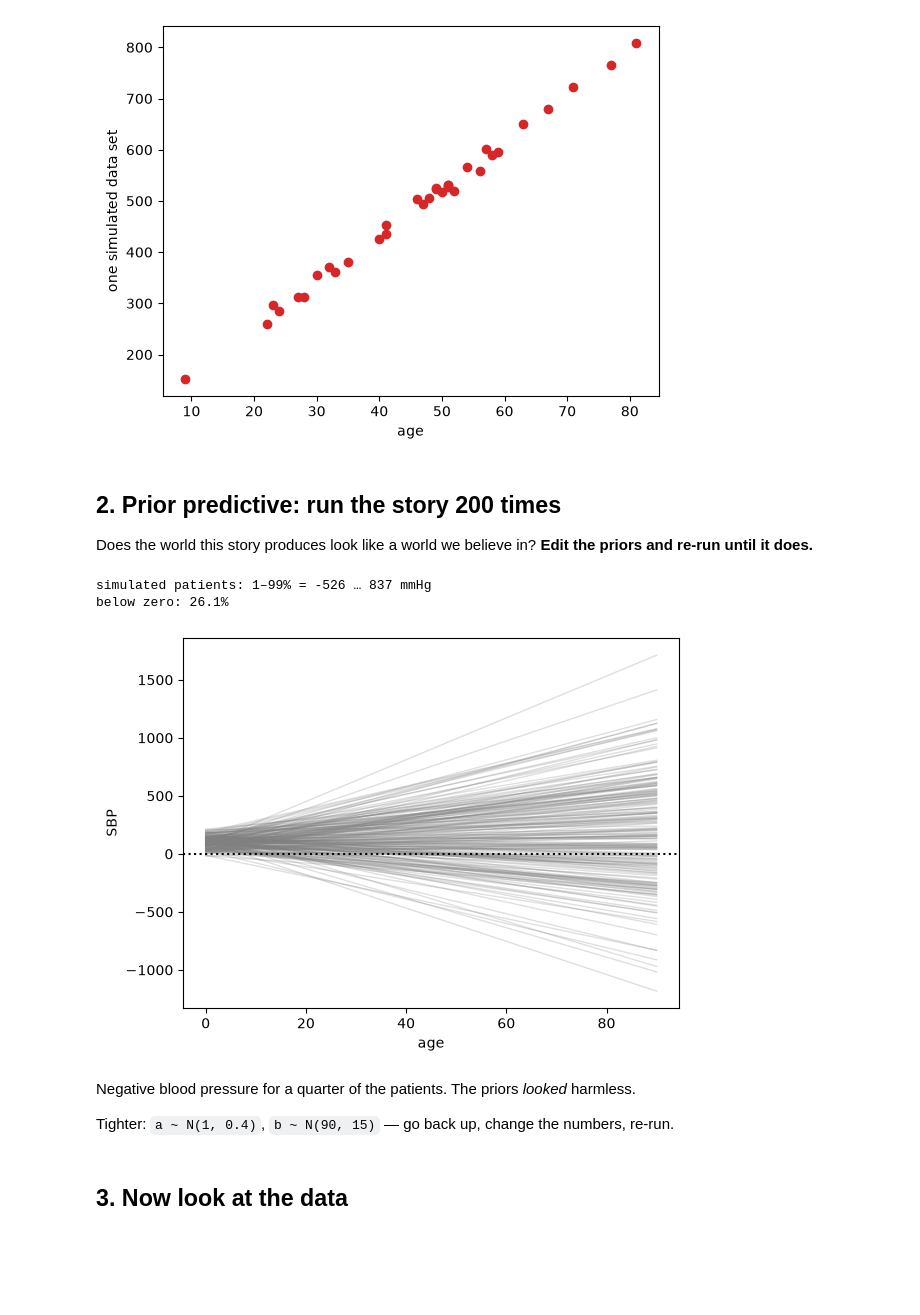
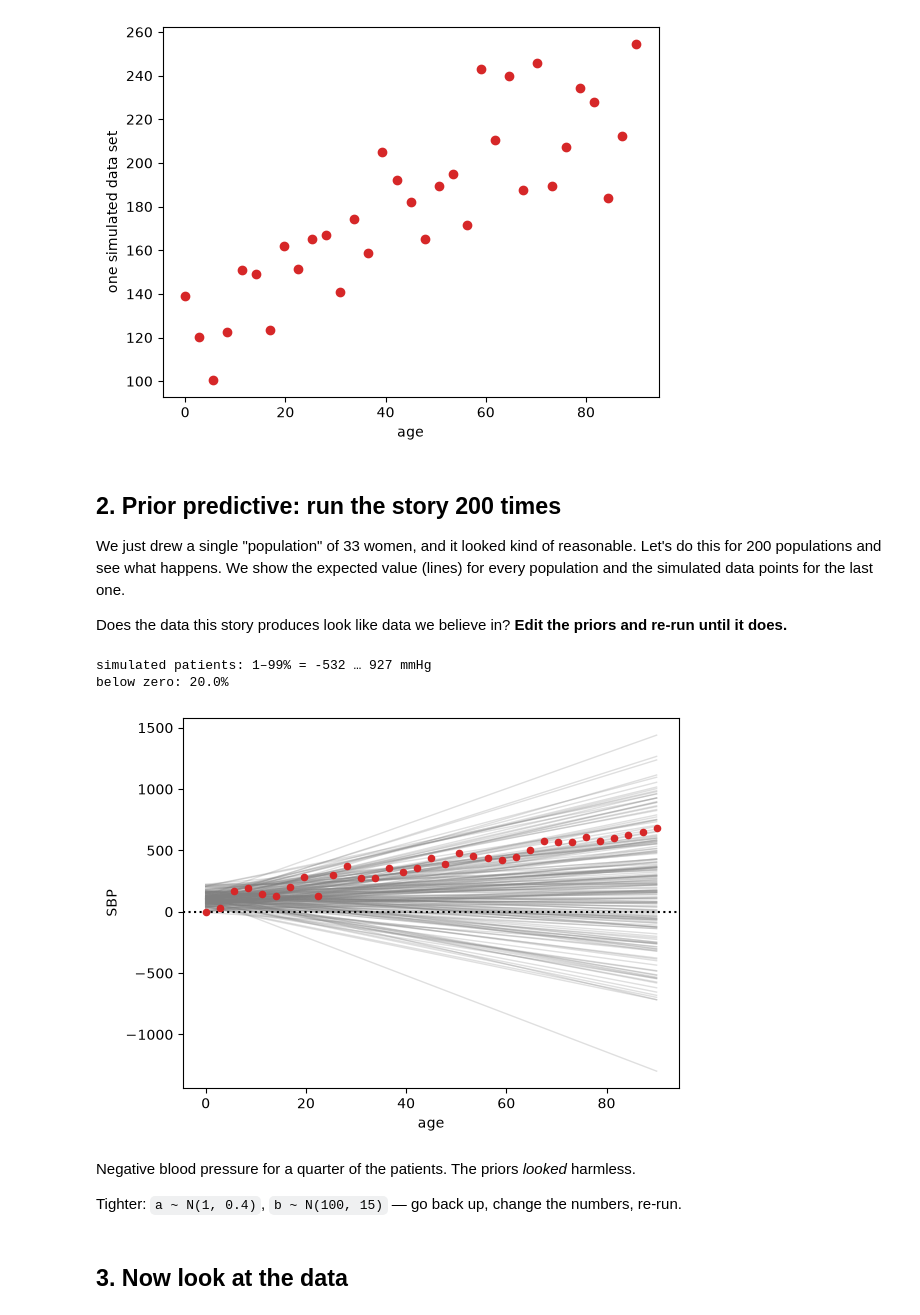
Before and after one commit to oduerr/talks, a Jupyter notebook: src/slidev/2026_bayes_tidit/bayes_workflow.ipynb, the cells around one changed output. Saved outputs shown, nothing was run; the diff lists cells and outputs as text; code cells hidden in the pictures; blank space fills up the shorter version.

```diff
--- a/src/slidev/2026_bayes_tidit/bayes_workflow.ipynb
+++ b/src/slidev/2026_bayes_tidit/bayes_workflow.ipynb
@@ -9,11 +8,4 @@ We will not look at the blood pressures until step 3.
 import numpy as np
 import matplotlib.pyplot as plt
 np.random.seed(1)
-
-age = np.array([22, 41, 52, 23, 41, 54, 24, 46, 56, 27, 47, 57, 28, 48, 58, 9, 49, 59, 30, 49, 63,
-                32, 50, 67, 33, 51, 71, 35, 51, 77, 40, 51, 81])
-sbp = np.array([131, 139, 128, 128, 171, 105, 116, 137, 145, 106, 111, 141, 114, 115, 153, 123, 133,
-                157, 117, 128, 155, 122, 183, 176, 99, 130, 172, 121, 133, 178, 147, 144, 217])  # <- do not look yet
-xg = np.linspace(0, 90, 50)   # ages, for drawing lines
-
-print(len(age), "women, ages", age.min(), "to", age.max())
+xg = np.linspace(0, 90, 33)   # ages (later we will use the actual ages)
@@ -26,40 +16,46 @@ Four lines of numpy. Every number is a belief, written down *before* looking at
 # %%
+np.random.seed(4)
 a     = np.random.normal(1, 5)          # SBP rises with age — how fast? not sure
 b     = np.random.normal(100, 50)       # a newborn already has some blood pressure
-sigma = abs(np.random.normal(0, 20))    # there is spread  (numpy has no half-normal)
+sigma = abs(np.random.normal(0, 20))    # there is spread +-20 mmHg (numpy has no half-normal)
 
-sbp_sim = np.random.normal(b + a*age, sigma)
+sbp_sim = np.random.normal(b + a*xg, sigma)
 
-plt.scatter(age, sbp_sim, color="C3")
+plt.scatter(xg, sbp_sim, color="C3")
 plt.xlabel("age"); plt.ylabel("one simulated data set");
 # %% [output]
-[figure, old version]
+[figure, new version]
 # %% [markdown]
 ## 2. Prior predictive: run the story 200 times
 
-Does the world this story produces look like a world we believe in?
-**Edit the priors and re-run until it does.**
+We just drew a single "population" of 33 women, and it looked kind of reasonable. Let's do this for 200 populations and see what happens. We show the expected value (lines) for every population and the simulated data points for the last one.
+
+Does the data this story produces look like data we believe in? **Edit the priors and re-run until it does.**
 # %%
 sims = []
 for i in range(200):
-    a     = np.random.normal(1, 5)
-    b     = np.random.normal(100, 50)
+    np.random.seed(i)
+    a     = np.random.normal(1, 5)          # tighter: (1, 0.4)
+    b     = np.random.normal(100, 50)       # tighter: (100, 15)
     sigma = abs(np.random.normal(0, 20))
-    sims.append(np.random.normal(b + a*age, sigma))
+    sims.append(np.random.normal(b + a*xg, sigma))
     plt.plot(xg, b + a*xg, color="gray", alpha=.25, lw=1)
 sims = np.array(sims)
+plt.scatter(xg, sims[-1], color="C3", s=20, zorder=3)   # the last simulated population
 
-plt.axhline(0, ls=":", color="k"); plt.xlabel("age"); plt.ylabel("SBP")
+plt.axhline(0, ls=":", color="k")
+plt.xlabel("age")
+plt.ylabel("SBP")
 print(f"simulated patients: 1–99% = {np.percentile(sims, 1):.0f} … {np.percentile(sims, 99):.0f} mmHg")
 print(f"below zero: {(sims < 0).mean():.1%}")
 # %% [output]
-simulated patients: 1–99% = -526 … 837 mmHg
-below zero: 26.1%
+simulated patients: 1–99% = -532 … 927 mmHg
+below zero: 20.0%
-[figure, old version]
+[figure, new version]
 # %% [markdown]
 Negative blood pressure for a quarter of the patients. The priors *looked* harmless.
 
-Tighter: `a ~ N(1, 0.4)`, `b ~ N(90, 15)` — go back up, change the numbers, re-run.
+Tighter: `a ~ N(1, 0.4)`, `b ~ N(100, 15)` — go back up, change the numbers, re-run.
 # %% [markdown]
 ## 3. Now look at the data
 # %%
```
Also changed, not shown: parts of 13 cells of this notebook, 1 other file.
